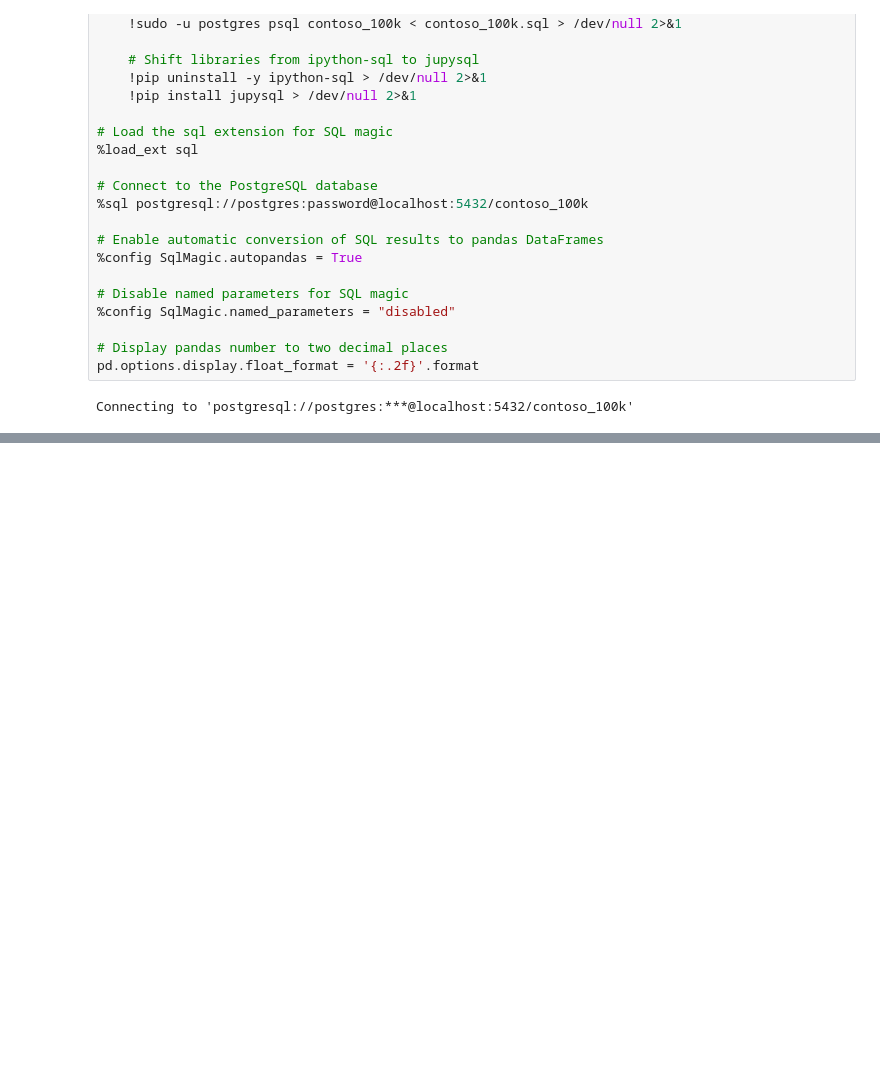
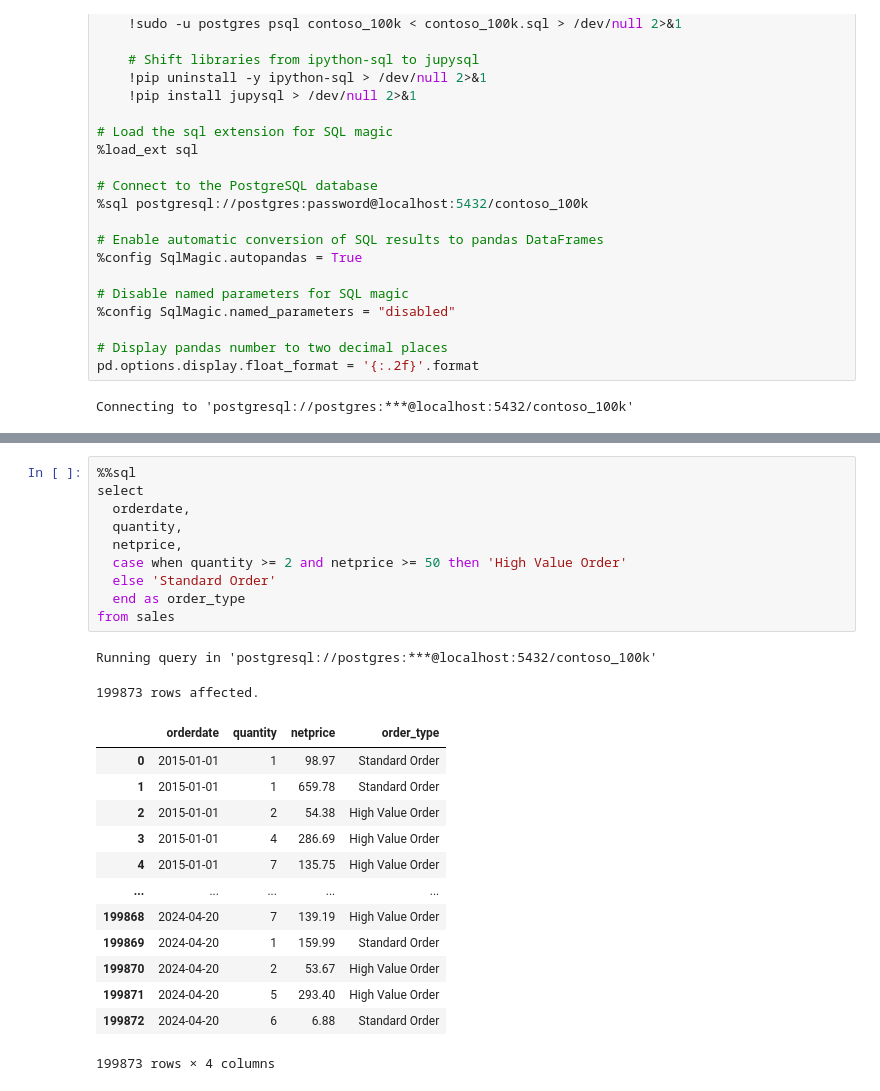
Before and after one commit to ZiadAbdallbasset1/python_data, a Jupyter notebook: Resources/Blank_SQL_Notebook.ipynb, the cells around one changed output, grey strips where cells are left out. Cells and saved outputs as stored; diff of their text form; blank space fills up the shorter version.

```diff
--- a/Resources/Blank_SQL_Notebook.ipynb
+++ b/Resources/Blank_SQL_Notebook.ipynb
@@ -179,0 +110,26 @@ Running query in 'postgresql://postgres:***@localhost:5432/contoso_100k'
+# %%
+%%sql
+select
+  orderdate,
+  quantity,
+  netprice,
+  case when quantity >= 2 and netprice >= 50 then 'High Value Order'
+  else 'Standard Order'
+  end as order_type
+from sales
+# %% [output]
+Running query in 'postgresql://postgres:***@localhost:5432/contoso_100k'
+199873 rows affected.
+|  | orderdate | quantity | netprice | order_type |
+| 0 | 2015-01-01 | 1 | 98.97 | Standard Order |
+| 1 | 2015-01-01 | 1 | 659.78 | Standard Order |
+| 2 | 2015-01-01 | 2 | 54.38 | High Value Order |
+| 3 | 2015-01-01 | 4 | 286.69 | High Value Order |
+| 4 | 2015-01-01 | 7 | 135.75 | High Value Order |
+| ... | ... | ... | ... | ... |
+| 199868 | 2024-04-20 | 7 | 139.19 | High Value Order |
+| 199869 | 2024-04-20 | 1 | 159.99 | Standard Order |
+| 199870 | 2024-04-20 | 2 | 53.67 | High Value Order |
+| 199871 | 2024-04-20 | 5 | 293.40 | High Value Order |
+| 199872 | 2024-04-20 | 6 | 6.88 | Standard Order |
+199873 rows × 4 columns
```
Also changed, not shown: parts of 10 cells of this notebook.
